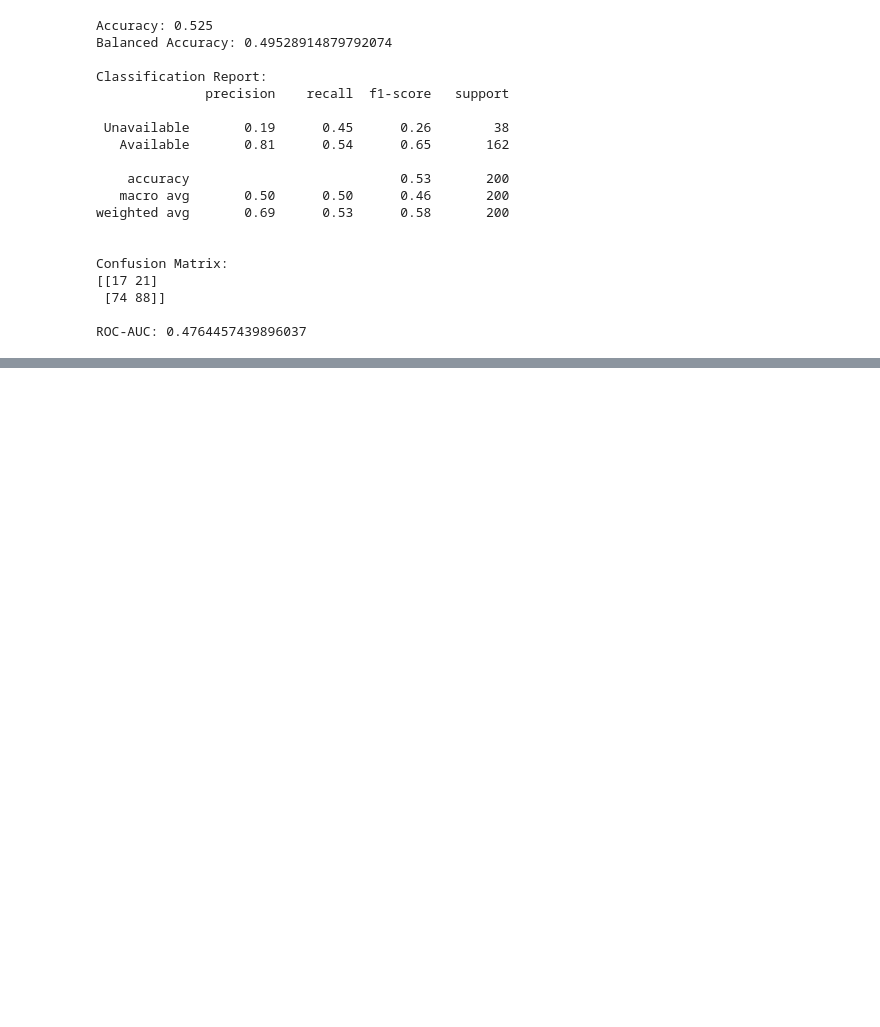
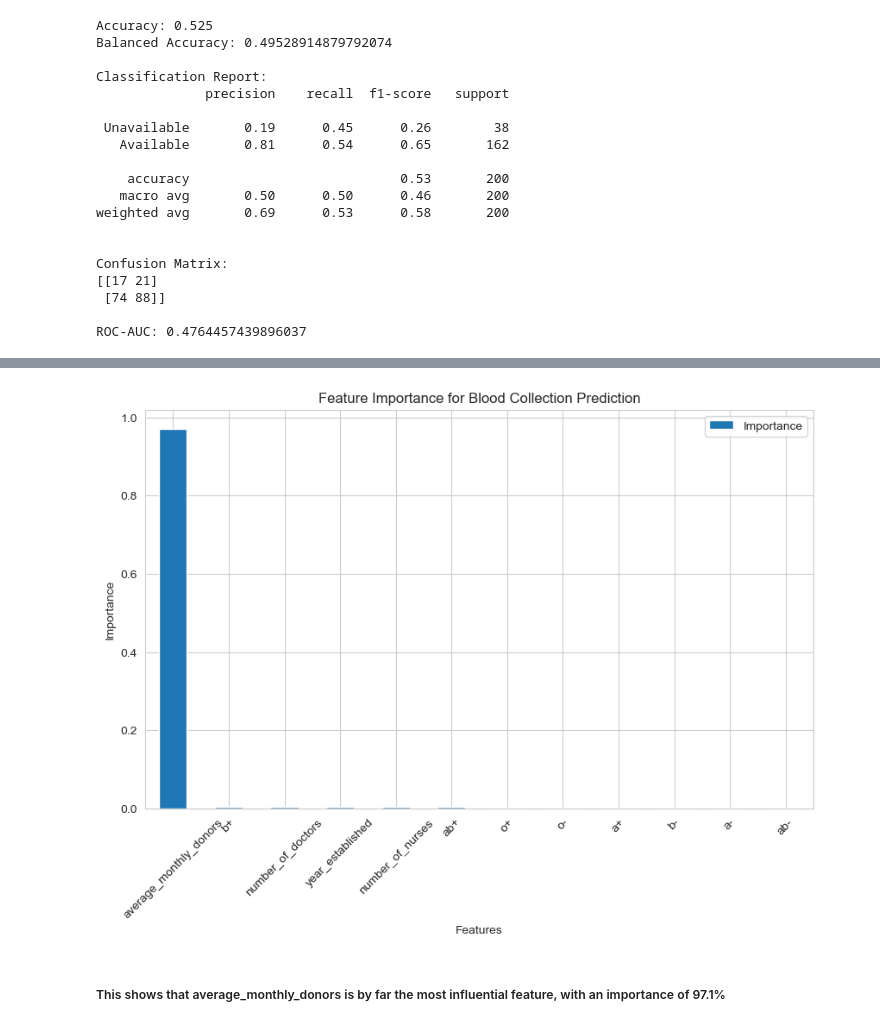
Before and after one commit to chiomaogbonna71-design/TechyJaunt, a Jupyter notebook: Group 8 Capstone.ipynb, the cells around one changed output, grey strips where cells are left out. Saved outputs shown, nothing was run; the diff lists cells and outputs as text; code cells hidden in the pictures; blank space fills up the shorter version.

```diff
--- a/Group 8 Capstone.ipynb
+++ b/Group 8 Capstone.ipynb
@@ -973,0 +1028,2 @@ The Random Forest performed better, achieving 77% accuracy, while Logistic Regre
+# %%
+hospitals = hospitals.drop(columns=["total_beds", "emergency_level", "state"])
@@ -973,0 +1190,8 @@ The Random Forest performed better, achieving 77% accuracy, while Logistic Regre
+# %%
+from sklearn.ensemble import RandomForestRegressor
+model = RandomForestRegressor(
+    n_estimators=100,
+    random_state=42
+)
+# %%
+model.fit(X_train, y_train)
@@ -973,0 +1232,13 @@ The Random Forest performed better, achieving 77% accuracy, while Logistic Regre
+# %%
+# 5. Checking Feature Importance
+importance = pd.DataFrame({
+    "Feature": X.columns,
+    "Importance": model.feature_importances_
+})
+
+importance = importance.sort_values(
+    by="Importance",
+    ascending=False
+)
+
+importance
@@ -973,0 +1259,21 @@ The Random Forest performed better, achieving 77% accuracy, while Logistic Regre
+# %%
+#Visualization
+
+import matplotlib.pyplot as plt
+
+importance.plot(
+    x="Feature",
+    y="Importance",
+    kind="bar",
+    figsize=(10, 6)
+)
+
+plt.title("Feature Importance for Blood Collection Prediction")
+plt.xlabel("Features")
+plt.ylabel("Importance")
+plt.xticks(rotation=45)
+plt.show()
+# %% [output]
+[figure, added]
+# %% [markdown]
+##### This shows that average_monthly_donors is by far the most influential feature, with an importance of 97.1%
```
Also changed, not shown: parts of 47 cells of this notebook.
